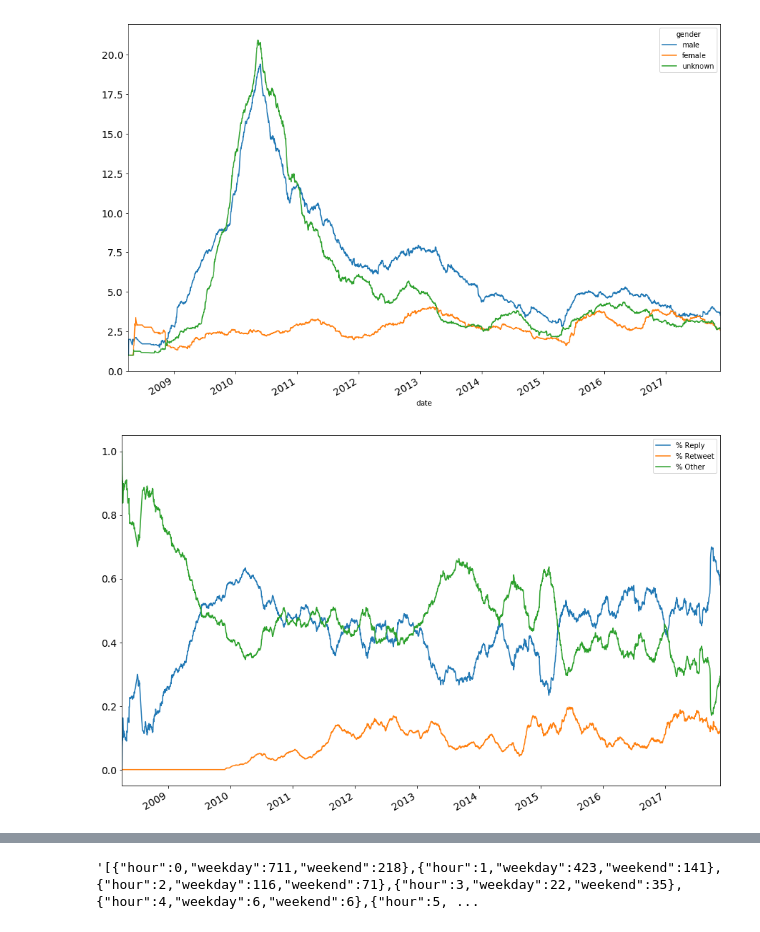
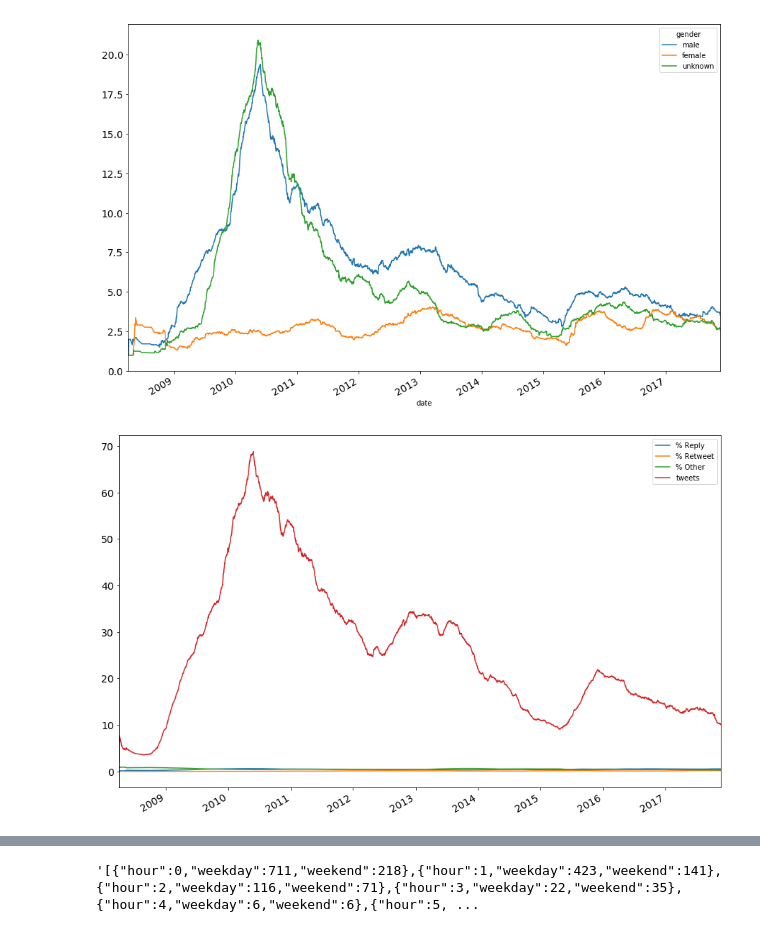
Before and after one commit to gedankenstuecke/twitter-analyser, a Jupyter notebook: archive-analyser.ipynb, the cells around one changed output, grey strips where cells are left out. Saved outputs shown, nothing was run; the diff lists cells and outputs as text; code cells hidden in the pictures.

```diff
--- a/archive-analyser.ipynb
+++ b/archive-analyser.ipynb
@@ -255,35 +275,35 @@ reply_gender.pivot(columns='gender', values='count').rolling(
 <matplotlib.axes._subplots.AxesSubplot at 0x...>
 [figure]
 # %%
-dataframe_mean_week = dataframe_grouped.rolling('63d').mean()
+dataframe_mean_week = dataframe_grouped.rolling('180d').mean()
 dataframe_mean_week['percent_url'] = dataframe_mean_week['url'] / dataframe_mean_week['text']
 dataframe_mean_week['percent_media'] = dataframe_mean_week['media'] / dataframe_mean_week['text']
 dataframe_mean_week['percent_reply'] = dataframe_mean_week['reply_name'] / dataframe_mean_week['text']
 dataframe_mean_week['percent_retweet'] = dataframe_mean_week['retweet_name'] / dataframe_mean_week['text']
 dataframe_mean_week['percent_hashtag'] = dataframe_mean_week['hashtag'] / dataframe_mean_week['text']
 dataframe_mean_week['percent_other'] = 1 - (dataframe_mean_week['percent_reply'] + dataframe_mean_week['percent_retweet'])
 
 dataframe_mean_week = dataframe_mean_week.drop(['reply_user_name',
                                                 'retweet_user_name',
                                                 'latitude',
                                                 'longitude',
                                                 'local_time',
                                                 'url',
                                                 'media',
                                                 'reply_name',
                                                 'retweet_name',
                                                 'hashtag',
-                                                #'text',
+#                                                'text',
                                                ],
                                                axis=1)
 
-pt = dataframe_mean_week.plot(y=['percent_reply','percent_retweet','percent_other'],figsize=(15,10),fontsize=14)
-pt.legend(['% Reply','% Retweet','% Other'])
+pt = dataframe_mean_week.plot(y=['percent_reply','percent_retweet','percent_other','text'],figsize=(15,10),fontsize=14)
+pt.legend(['% Reply','% Retweet','% Other','tweets'])
 
 df_mean_week_lg = dataframe_mean_week.unstack().reset_index()
 df_mean_week_lg.index = pd.to_datetime(df_mean_week_lg['level_1'])
 # %% [output]
-[figure, old version]
+[figure, new version]
 # %%
 def create_hourly_stats(dataframe):
     get_hour = lambda x: x.hour
```
Also changed, not shown: parts of 5 cells of this notebook, 3 other files.
